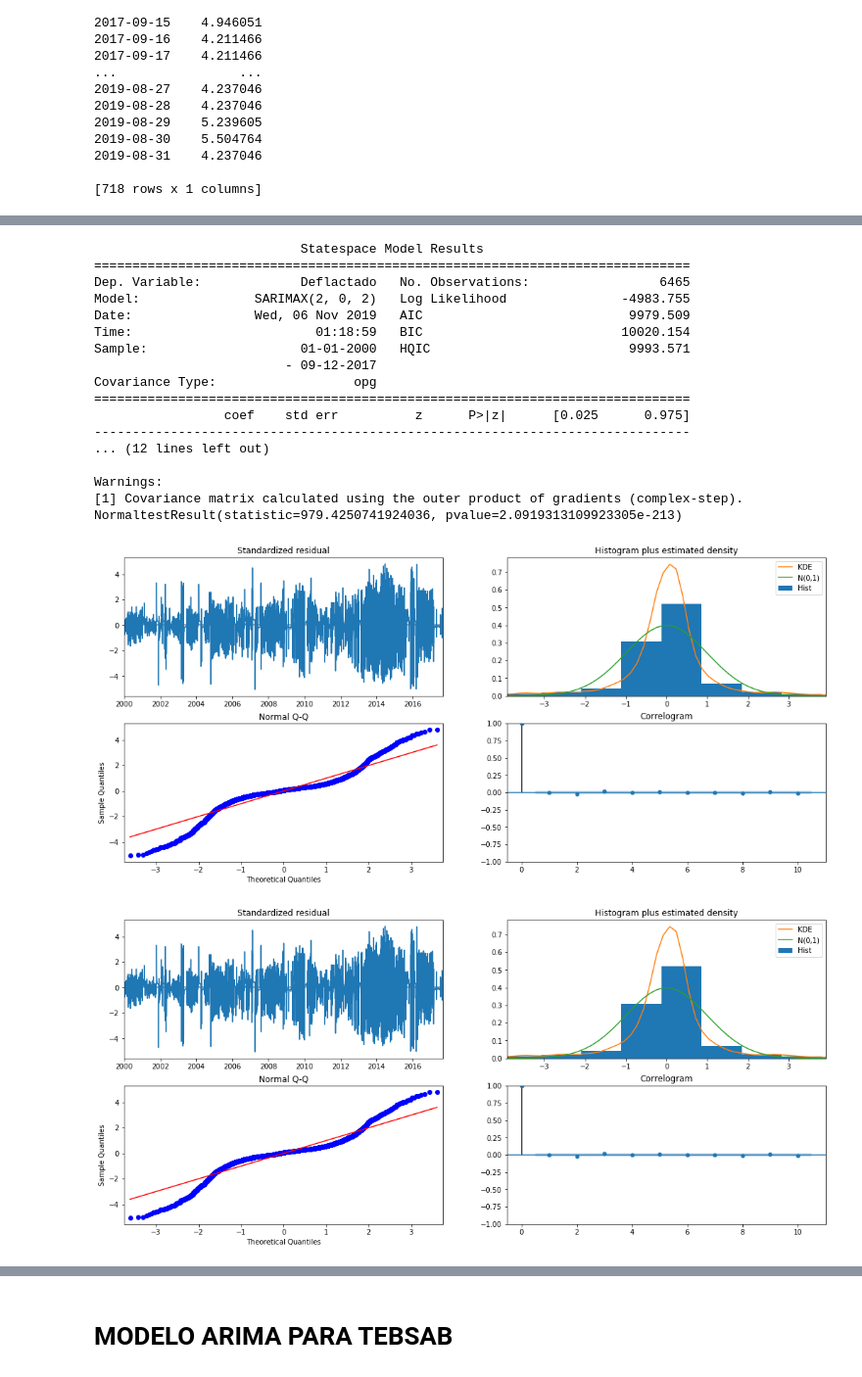
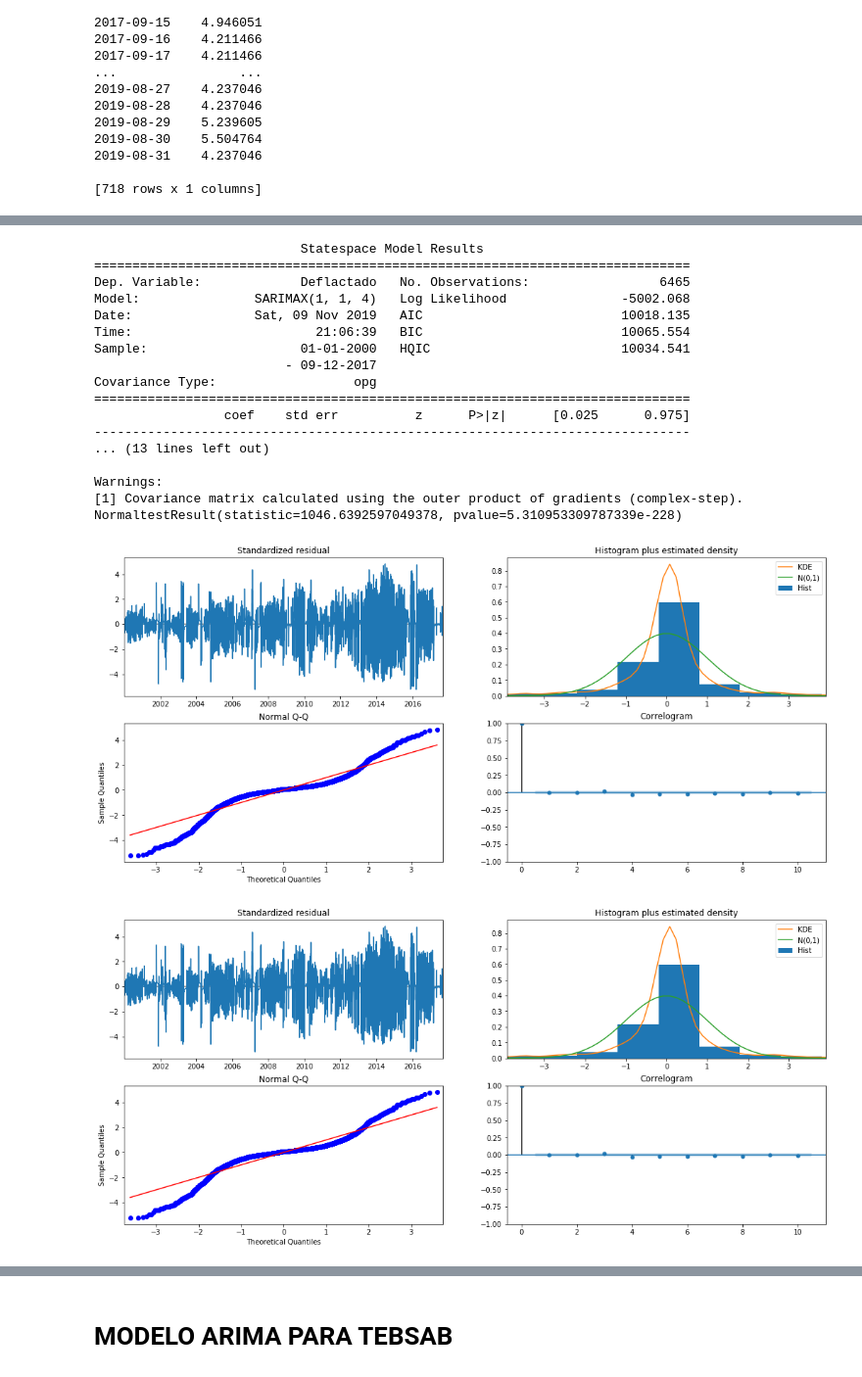
Before and after one commit to Vamarinpe/PAE, a Jupyter notebook: CodRecurso.ipynb, the cells around one changed output, grey strips where cells are left out. Shown at 98% size. Drawn from its saved outputs; the diff is of its cells as text; code cells hidden in the pictures.

```diff
--- a/CodRecurso.ipynb
+++ b/CodRecurso.ipynb
@@ -549,29 +492,29 @@ Warnings:
 # %%
 # MODELO IDENTIFICADO POR LA IDENTIFICACIÓN AUTOMATICA
-Modelo2Betania = sm.tsa.statespace.SARIMAX(M1BetaniaLogA, order=(2,0,2),trend='c').fit(disp=False)
-print(Modelo2Betania.summary())
-print(stats.normaltest(Modelo2Betania.resid))
+Modelo1Betania = sm.tsa.statespace.SARIMAX(M1BetaniaLogA, order=(1,1,4),trend='c').fit()
+print(Modelo1Betania.summary())
+print(stats.normaltest(Modelo1Betania.resid))
 
-Modelo2Betania.plot_diagnostics(figsize=(18, 8))
+Modelo1Betania.plot_diagnostics(figsize=(18, 8))
 # %% [output]
                            Statespace Model Results
 ==============================================================================
 Dep. Variable:             Deflactado   No. Observations:                 6465
-Model:               SARIMAX(2, 0, 2)   Log Likelihood               -4983.755
-Date:                Wed, 06 Nov 2019   AIC                           9979.509
-Time:                        01:18:59   BIC                          10020.154
-Sample:                    01-01-2000   HQIC                          9993.571
+Model:               SARIMAX(1, 1, 4)   Log Likelihood               -5002.068
+Date:                Sat, 09 Nov 2019   AIC                          10018.135
+Time:                        21:06:39   BIC                          10065.554
+Sample:                    01-01-2000   HQIC                         10034.541
                          - 09-12-2017
 Covariance Type:                  opg
 ==============================================================================
                  coef    std err          z      P>|z|      [0.025      0.975]
 ------------------------------------------------------------------------------
-... (12 lines left out)
+... (13 lines left out)
 
 Warnings:
 [1] Covariance matrix calculated using the outer product of gradients (complex-step).
-NormaltestResult(statistic=979.4250741924036, pvalue=2.0919313109923305e-213)
+NormaltestResult(statistic=1046.6392597049378, pvalue=5.310953309787339e-228)
-[figure, old version]
+[figure, new version]
-[figure, old version]
+[figure, new version]
 # %%
 from sklearn.metrics import mean_squared_error
```
Also changed, not shown: parts of 13 cells of this notebook.
